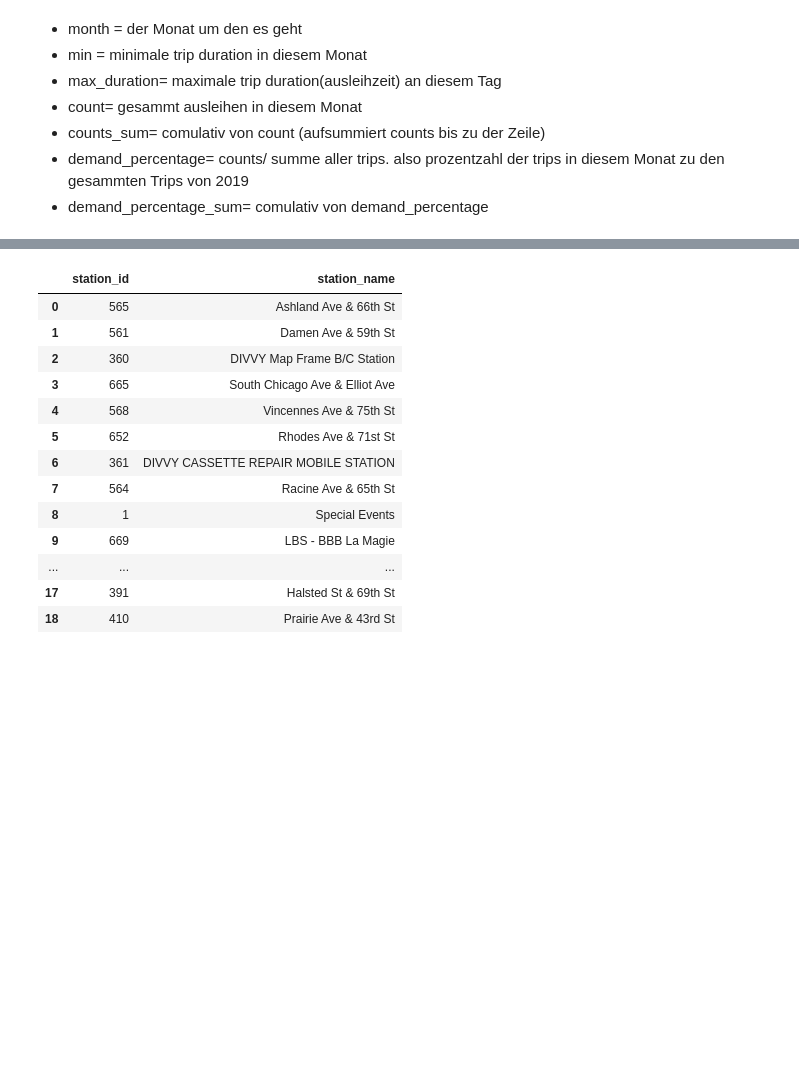
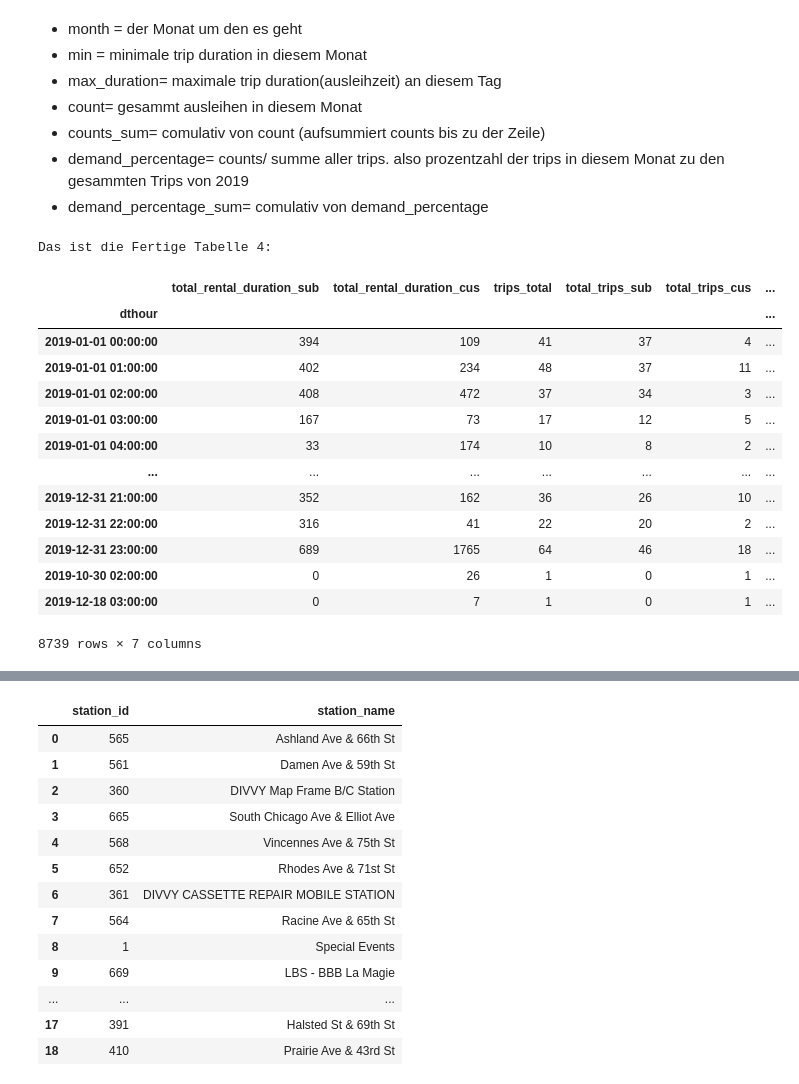
Before and after one commit to robschip/Team_AAkatsuki, a Jupyter notebook: Step 1.2 and 2 without geographical demand.ipynb, the cells around one changed output, grey strips where cells are left out. Drawn from its saved outputs; the diff is of its cells as text; code cells hidden in the pictures; blank space fills up the shorter version.

```diff
--- a/Step 1.2 and 2 without geographical demand.ipynb
+++ b/Step 1.2 and 2 without geographical demand.ipynb
@@ -546,0 +560,38 @@ Das ist die Fertige Tabelle 3:
+# %%
+#hier werden jetzt die beiden tabellen zusammengefuehrt, um aktuellen ausleihen zu betrachten
+df_hour=pd.merge(df_sub,df_cus,how='outer',on='dthour')
+#da hier alle daten behalten werden, kommen einige NAN dazu, diese mit nullen ausfuehllen
+df_hour=df_hour.fillna(0)
+# %%
+#diese informationen sind glaube ich nicht relevant
+df_hour.drop(['max_duration_sub','max_duration_cus'],axis=1, inplace=True)
+# %%
+#die int sind durch die NAN zu floats geworden, mache das hier jetzt rueckgaengig
+df_hour['total_rental_duration_sub']=df_hour['total_rental_duration_sub'].astype('int')
+df_hour['total_rental_duration_cus']=df_hour['total_rental_duration_cus'].astype('int')
+df_hour['total_trips_sub']=df_hour['total_trips_sub'].astype('int')
+df_hour['total_trips_cus']=df_hour['total_trips_cus'].astype('int')
+df_hour['trips_total']=df_hour['total_trips_sub']+df_hour['total_trips_cus']
+# %%
+#Tabellen columns sortieren in schoenere reihenfolge
+cols=['total_rental_duration_sub','total_rental_duration_cus','trips_total','total_trips_sub','total_trips_cus','mean_trip_duration_sub','mean_trip_duration_cus']
+df_hour=df_hour[cols]
+# %%
+print('Das ist die Fertige Tabelle 4:')
+df_hour
+# %% [output]
+Das ist die Fertige Tabelle 4:
+|  | total_rental_duration_sub | total_rental_duration_cus | trips_total | total_trips_sub | total_trips_cus | ... |
+| dthour |  |  |  |  |  | ... |
+| 2019-01-01 00:00:00 | 394 | 109 | 41 | 37 | 4 | ... |
+| 2019-01-01 01:00:00 | 402 | 234 | 48 | 37 | 11 | ... |
+| 2019-01-01 02:00:00 | 408 | 472 | 37 | 34 | 3 | ... |
+| 2019-01-01 03:00:00 | 167 | 73 | 17 | 12 | 5 | ... |
+| 2019-01-01 04:00:00 | 33 | 174 | 10 | 8 | 2 | ... |
+| ... | ... | ... | ... | ... | ... | ... |
+| 2019-12-31 21:00:00 | 352 | 162 | 36 | 26 | 10 | ... |
+| 2019-12-31 22:00:00 | 316 | 41 | 22 | 20 | 2 | ... |
+| 2019-12-31 23:00:00 | 689 | 1765 | 64 | 46 | 18 | ... |
+| 2019-10-30 02:00:00 | 0 | 26 | 1 | 0 | 1 | ... |
+| 2019-12-18 03:00:00 | 0 | 7 | 1 | 0 | 1 | ... |
+8739 rows × 7 columns
```
Also changed, not shown: parts of 7 cells of this notebook.
